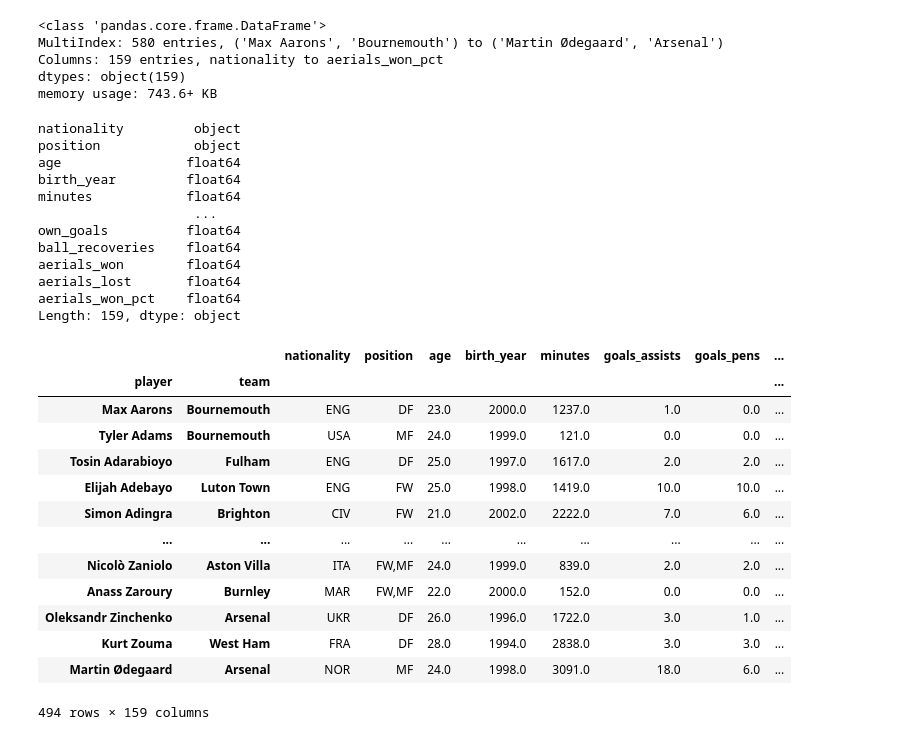
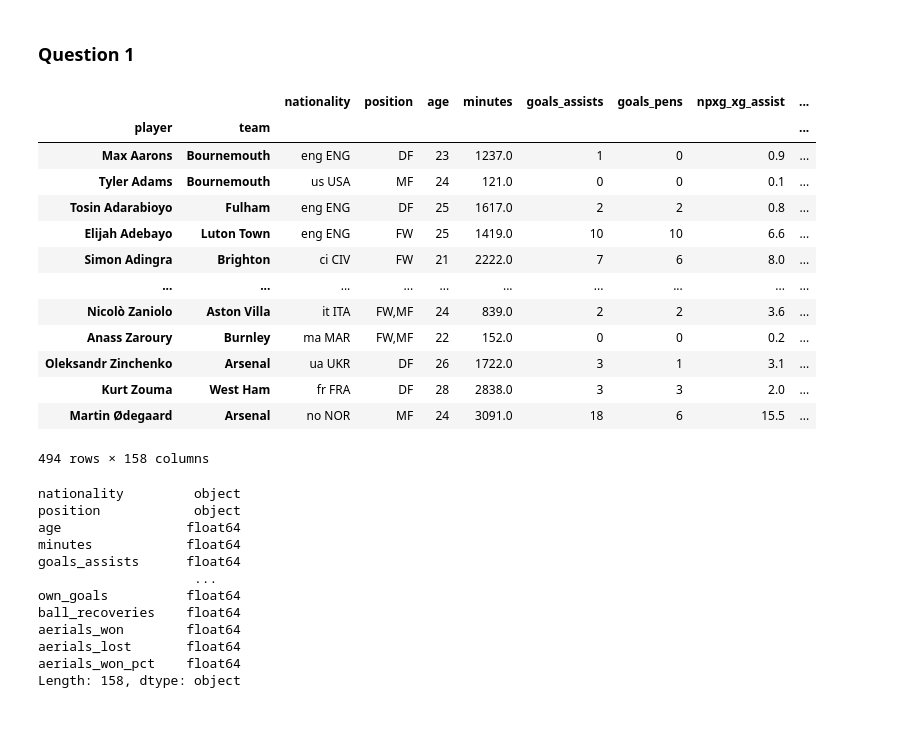
Before and after one commit to Huycuong03/Analyze-the-2023-2024-Premier-League-season, a Jupyter notebook: main.ipynb, the cells around one changed output. Saved outputs shown, nothing was run; the diff lists cells and outputs as text; code cells hidden in the pictures.

Commit message:
question1

```diff
--- a/main.ipynb
+++ b/main.ipynb
@@ -12,76 +18,71 @@ SOURCE_URL, STATISTICS_DICT = source_dict["source_url"], source_dict["statistics
+# %% [markdown]
+### Question 1
 # %%
 stats = None
 
 for key, value in STATISTICS_DICT.items():
     container_divs = value["container-divs"]
     columns = value["columns"]
 
     response = requests.get(SOURCE_URL.format(key))
     html = BeautifulSoup(response.text, features="html.parser")
 
     stats_div = html.find("body").find(id="wrap").find(id="content").find(id=container_divs[0])
     comment = stats_div.find(string=lambda text: isinstance(text, Comment))
     table = BeautifulSoup(comment, features="html.parser").find(id=container_divs[1]).find("table")
 
     tr_list = table.find("tbody").find_all("tr")
     tr_list = [tr for tr in tr_list if not tr.has_attr("class")]
     stats_list = []
     for tr in tr_list:
         player_stats = {td.get("data-stat"): td.text for td in tr.find_all("td") if td.get("data-stat") in columns}
         stats_list.append(player_stats)
 
     if isinstance(stats, pd.DataFrame):
         stats = stats.merge(
             pd.DataFrame(stats_list).set_index(["player", "team"]),
             on=["player", "team"],
             how="left"
         )
     else:
         stats = pd.DataFrame(stats_list).set_index(["player", "team"])
+        stats["minutes"] = stats["minutes"].str.replace(",", "").astype(float)
+        stats = stats[stats["minutes"] >= 90]
 
-stats.info()
+stats
 # %% [output]
+|  |  | nationality | position | age | minutes | goals_assists | goals_pens | npxg_xg_assist | ... |
+| player | team |  |  |  |  |  |  |  | ... |
+| Max Aarons | Bournemouth | eng ENG | DF | 23 | 1237.0 | 1 | 0 | 0.9 | ... |
+| Tyler Adams | Bournemouth | us USA | MF | 24 | 121.0 | 0 | 0 | 0.1 | ... |
+| Tosin Adarabioyo | Fulham | eng ENG | DF | 25 | 1617.0 | 2 | 2 | 0.8 | ... |
+| Elijah Adebayo | Luton Town | eng ENG | FW | 25 | 1419.0 | 10 | 10 | 6.6 | ... |
+| Simon Adingra | Brighton | ci CIV | FW | 21 | 2222.0 | 7 | 6 | 8.0 | ... |
+| ... | ... | ... | ... | ... | ... | ... | ... | ... | ... |
+| Nicolò Zaniolo | Aston Villa | it ITA | FW,MF | 24 | 839.0 | 2 | 2 | 3.6 | ... |
+| Anass Zaroury | Burnley | ma MAR | FW,MF | 22 | 152.0 | 0 | 0 | 0.2 | ... |
+| Oleksandr Zinchenko | Arsenal | ua UKR | DF | 26 | 1722.0 | 3 | 1 | 3.1 | ... |
+| Kurt Zouma | West Ham | fr FRA | DF | 28 | 2838.0 | 3 | 3 | 2.0 | ... |
+| Martin Ødegaard | Arsenal | no NOR | MF | 24 | 3091.0 | 18 | 6 | 15.5 | ... |
-<class 'pandas.core.frame.DataFrame'>
-MultiIndex: 580 entries, ('Max Aarons', 'Bournemouth') to ('Martin Ødegaard', 'Arsenal')
-Columns: 159 entries, nationality to aerials_won_pct
-dtypes: object(159)
-memory usage: 743.6+ KB
+494 rows × 158 columns
 # %%
 stats["nationality"] = stats["nationality"].str.replace(r"[a-z]", "", regex=True)
-stats["minutes"] = stats["minutes"].str.replace(",", "")
 stats = stats.replace("", np.nan)
 
-numerical_columns = stats.columns.difference(["nationality", "position"])
-stats[numerical_columns] = stats[numerical_columns].astype(float)
+statistical_columns = stats.columns.difference(["nationality", "position"])
+statistical_columns.name = "statistical_columns"
+stats[statistical_columns] = stats[statistical_columns].astype(float)
 stats.dtypes
 # %% [output]
 nationality         object
 position            object
 age                float64
-birth_year         float64
 minutes            float64
+goals_assists      float64
                     ...
 own_goals          float64
 ball_recoveries    float64
 aerials_won        float64
 aerials_lost       float64
 aerials_won_pct    float64
-Length: 159, dtype: object
+Length: 158, dtype: object
-# %%
-stats = stats[stats["minutes"] >= 90]
-stats
-# %% [output]
-|  |  | nationality | position | age | birth_year | minutes | goals_assists | goals_pens | ... |
-| player | team |  |  |  |  |  |  |  | ... |
-| Max Aarons | Bournemouth | ENG | DF | 23.0 | 2000.0 | 1237.0 | 1.0 | 0.0 | ... |
-| Tyler Adams | Bournemouth | USA | MF | 24.0 | 1999.0 | 121.0 | 0.0 | 0.0 | ... |
-| Tosin Adarabioyo | Fulham | ENG | DF | 25.0 | 1997.0 | 1617.0 | 2.0 | 2.0 | ... |
-| Elijah Adebayo | Luton Town | ENG | FW | 25.0 | 1998.0 | 1419.0 | 10.0 | 10.0 | ... |
-| Simon Adingra | Brighton | CIV | FW | 21.0 | 2002.0 | 2222.0 | 7.0 | 6.0 | ... |
-| ... | ... | ... | ... | ... | ... | ... | ... | ... | ... |
-| Nicolò Zaniolo | Aston Villa | ITA | FW,MF | 24.0 | 1999.0 | 839.0 | 2.0 | 2.0 | ... |
-| Anass Zaroury | Burnley | MAR | FW,MF | 22.0 | 2000.0 | 152.0 | 0.0 | 0.0 | ... |
-| Oleksandr Zinchenko | Arsenal | UKR | DF | 26.0 | 1996.0 | 1722.0 | 3.0 | 1.0 | ... |
-| Kurt Zouma | West Ham | FRA | DF | 28.0 | 1994.0 | 2838.0 | 3.0 | 3.0 | ... |
-| Martin Ødegaard | Arsenal | NOR | MF | 24.0 | 1998.0 | 3091.0 | 18.0 | 6.0 | ... |
-494 rows × 159 columns
```
Also changed, not shown: parts of 10 cells of this notebook, 2 other files.
